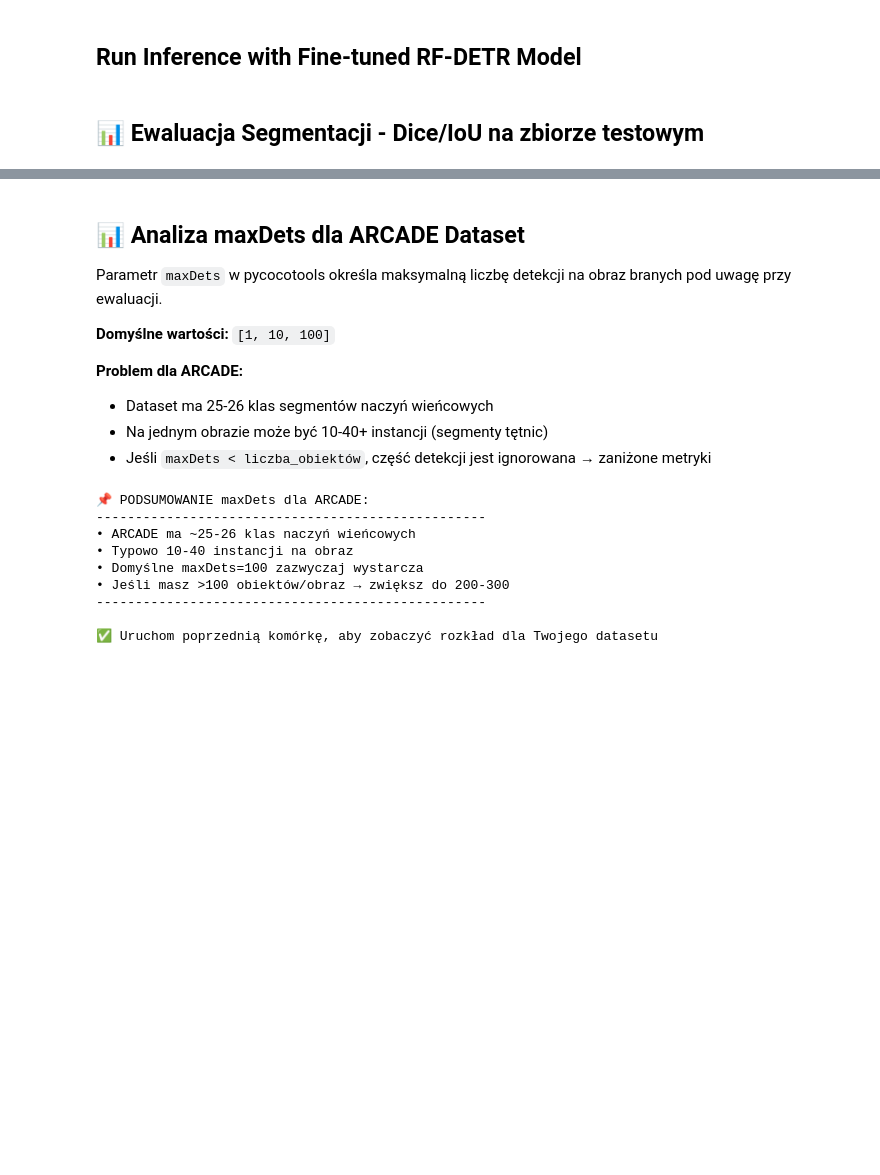
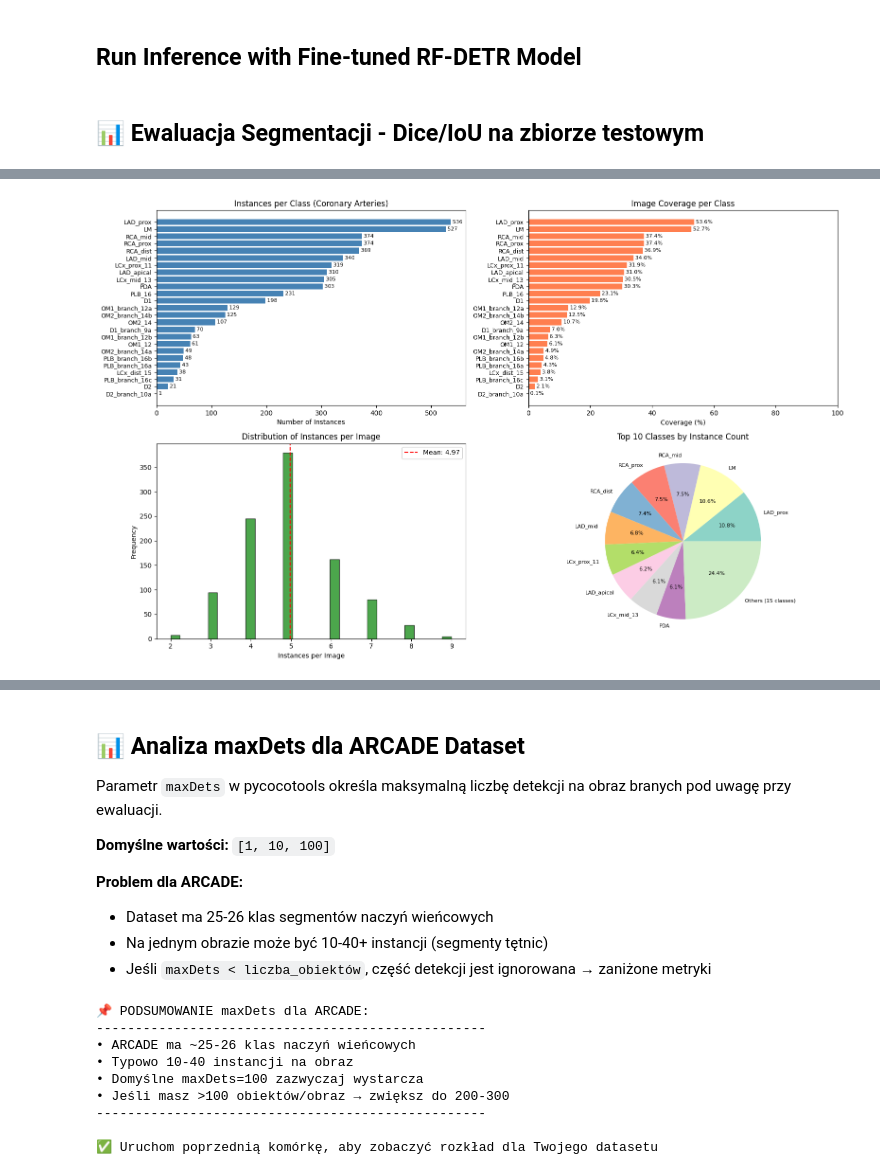
Before and after one commit to szuhow/notebooks, a Jupyter notebook: notebooks/rfdetr-seg-finetunned-for-arcade.ipynb, the cells around one changed output, grey strips where cells are left out. Drawn from its saved outputs; the diff is of its cells as text; code cells hidden in the pictures; blank space fills up the shorter version.

```diff
--- a/notebooks/rfdetr-seg-finetunned-for-arcade.ipynb
+++ b/notebooks/rfdetr-seg-finetunned-for-arcade.ipynb
@@ -2187,0 +3124,89 @@ def plot_per_class_metrics(
+# %%
+# ============================================================================
+# 🚀 ANALIZA STATYSTYK DATASETU
+# ============================================================================
+
+# Załaduj dataset (użyj tego samego co do ewaluacji)
+ds_train = COCOSegmentationDataset(
+    images_dir="./arcade_coco_detection2/train",
+    annotations_path="./arcade_coco_detection2/train/_annotations.coco.json"
+)
+
+ds_val = COCOSegmentationDataset(
+    images_dir="./arcade_coco_detection2/valid",
+    annotations_path="./arcade_coco_detection2/valid/_annotations.coco.json"
+)
+
+ds_test = COCOSegmentationDataset(
+    images_dir="./arcade_coco_detection2/test",
+    annotations_path="./arcade_coco_detection2/test/_annotations.coco.json"
+)
+
+# Nazwy klas (tętnice wieńcowe)
+CLASS_NAMES = {
+    1: "RCA_prox",
+    2: "RCA_mid",
+    3: "RCA_dist",
+    4: "PDA",
+    5: "LM",
+    6: "LAD_prox",
+    7: "LAD_mid",
+    8: "LAD_apical",
+    9: "D1",
+    10: "D1_branch_9a",
+    11: "D2",
+    12: "D2_branch_10a",
+    13: "LCx_prox_11",
+    14: "OM1_12",
+    15: "OM1_branch_12a",
+    16: "LCx_mid_13",
+    17: "OM2_14",
+    18: "OM2_branch_14a",
+    19: "LCx_dist_15",
+    20: "PLB_16",
+    21: "PLB_branch_16a",
+    22: "PLB_branch_16b",
+    23: "PLB_branch_16c",
+    24: "OM1_branch_12b",
+    25: "OM2_branch_14b",
+}
+
+print("=" * 80)
+print("📊 ANALIZA ZBIORU TRENINGOWEGO")
+print("=" * 80)
+stats_train = analyze_dataset_statistics(ds_train, class_names=CLASS_NAMES, verbose=True)
+print_dataset_statistics(stats_train)
+plot_dataset_statistics(stats_train, figsize=(16, 10))
+
+print("\n" + "=" * 80)
+print("📊 ANALIZA ZBIORU WALIDACYJNEGO")
+print("=" * 80)
+stats_val = analyze_dataset_statistics(ds_val, class_names=CLASS_NAMES, verbose=True)
+print_dataset_statistics(stats_val)
+plot_dataset_statistics(stats_val, figsize=(16, 10))
+
+print("\n" + "=" * 80)
+print("📊 ANALIZA ZBIORU TESTOWEGO")
+print("=" * 80)
+stats_test = analyze_dataset_statistics(ds_test, class_names=CLASS_NAMES, verbose=True)
+print_dataset_statistics(stats_test)
+plot_dataset_statistics(stats_test, figsize=(16, 10))
+
+# Podsumowanie porównawcze
+print("\n" + "=" * 80)
+print("📈 PORÓWNANIE ZBIORÓW")
+print("=" * 80)
+print(f"\n{'Split':<15} {'Images':>10} {'Instances':>12} {'Avg Inst/Img':>15} {'Classes':>10}")
+print("-" * 80)
+print(f"{'Train':<15} {stats_train.total_images:>10} {stats_train.total_instances:>12} "
+      f"{stats_train.mean_instances_per_image:>15.2f} {len(stats_train.class_counts):>10}")
+print(f"{'Valid':<15} {stats_val.total_images:>10} {stats_val.total_instances:>12} "
+      f"{stats_val.mean_instances_per_image:>15.2f} {len(stats_val.class_counts):>10}")
+print(f"{'Test':<15} {stats_test.total_images:>10} {stats_test.total_instances:>12} "
+      f"{stats_test.mean_instances_per_image:>15.2f} {len(stats_test.class_counts):>10}")
+print("-" * 80)
+total_images = stats_train.total_images + stats_val.total_images + stats_test.total_images
+total_instances = stats_train.total_instances + stats_val.total_instances + stats_test.total_instances
+print(f"{'TOTAL':<15} {total_images:>10} {total_instances:>12}")
+print("=" * 80)
+# %% [output]
@@ -2187,0 +3230 @@ def plot_per_class_metrics(
+[figure, added]
```
Also changed, not shown: parts of 14 cells of this notebook.
